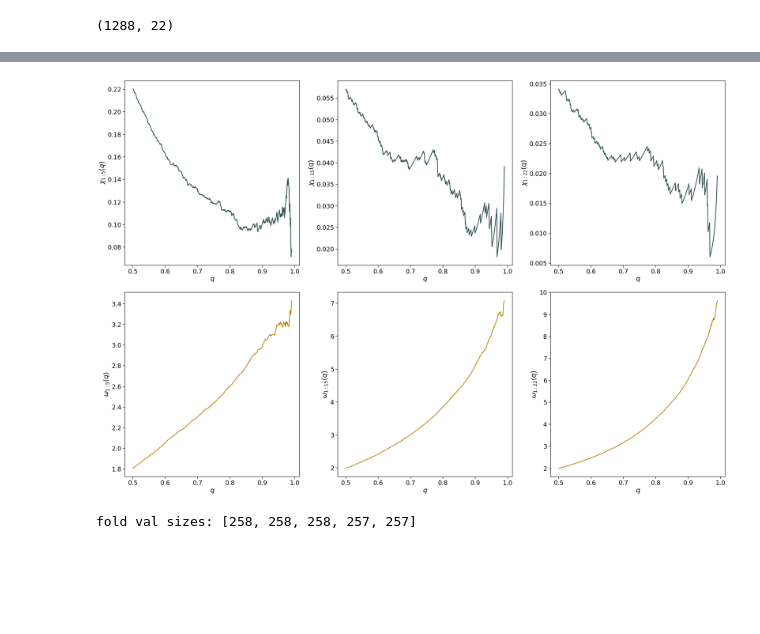
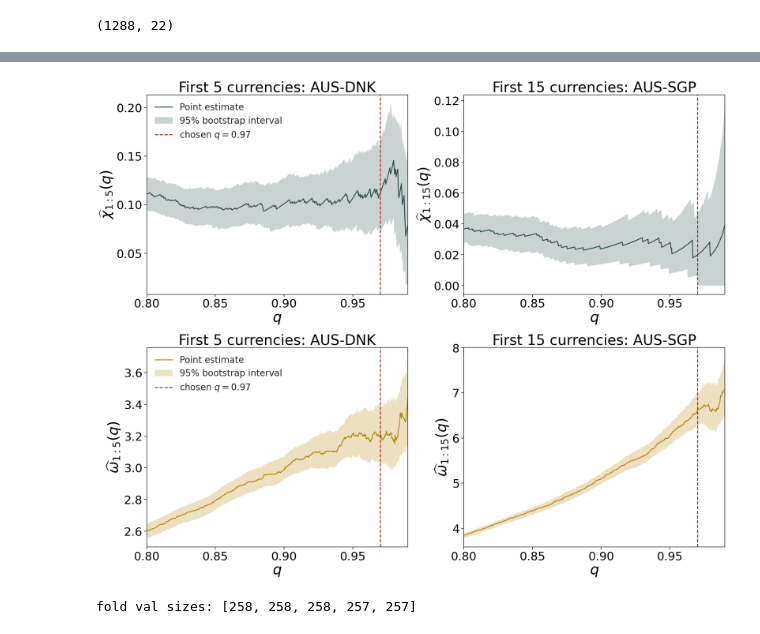
Before and after one commit to hcl516926907/GPDFlow, a Jupyter notebook: Exchange_rate_application.ipynb, the cells around one changed output, grey strips where cells are left out. Saved outputs shown, nothing was run; the diff lists cells and outputs as text; code cells hidden in the pictures; blank space fills up the shorter version.

```diff
--- a/Exchange_rate_application.ipynb
+++ b/Exchange_rate_application.ipynb
@@ -260,37 +261,74 @@ samples.shape
 # %% [output]
 (1288, 22)
 # %%
-probs = np.linspace(0.5, 0.99, 500)
-col_counts = [5, 15, 22]  # CHANGED: was 25 -- 22 columns after removing pegged currencies
+probs = np.linspace(0.8, 0.99, 500)
+col_counts = [5, 15]  # CHANGED: was 25 -- 22 columns after removing pegged currencies
 
-chi_emp = {
-    k: [empirical_tail_dependence_measure(samples_origin[:, :k], p, 'and') for p in probs]
-    for k in col_counts
-}
-omega_emp = {
-    k: [empirical_tail_dependence_measure(samples_origin[:, :k], p, 'or') for p in probs]
-    for k in col_counts
-}
+# ── Threshold selection: chi_{1:k}(q) and omega_{1:k}(q) stability plots ──────
+# Both measures depend only on ranks.  Above a threshold where the mGPD
+# approximation holds, chi(q), omega(q) should be roughly constant in q.
+# Uncertainty: nonparametric bootstrap over rows (percentile 95%).
+N_BOOT   = 200
+Q_CHOSEN = THRESHOLD_Q
+
+def tail_dep_curves(X, probs):
+    """Vectorised empirical_tail_dependence_measure over all levels in probs."""
+    Q   = np.quantile(X, probs, axis=0)          # (P, k)
+    exc = X[None, :, :] > Q[:, None, :]          # (P, n, k)
+    den = exc[:, :, 0].sum(1)
+    chi = exc.all(2).sum(1) / np.maximum(den, 1)
+    omg = exc.any(2).sum(1) / np.maximum(den, 1)
+    return np.where(den > 0, chi, 0.), np.where(den > 0, omg, 0.)
+
+chi_emp, omega_emp, chi_boot, omega_boot = {}, {}, {}, {}
+rng_boot = np.random.default_rng(0)
+i_chosen = np.argmin(np.abs(probs - Q_CHOSEN))
+for k in col_counts:
+    X_k = samples_origin[:, :k]
+    chi_emp[k], omega_emp[k] = tail_dep_curves(X_k, probs)
+    for i in [0, len(probs) // 2, len(probs) - 1]:   # sanity check against the scalar estimator
+        assert np.isclose(chi_emp[k][i],   empirical_tail_dependence_measure(X_k, probs[i], 'and'))
+        assert np.isclose(omega_emp[k][i], empirical_tail_dependence_measure(X_k, probs[i], 'or'))
+
+    chi_boot[k]   = np.empty((N_BOOT, len(probs)))
+    omega_boot[k] = np.empty((N_BOOT, len(probs)))
+    for b in range(N_BOOT):
+        idx = rng_boot.integers(0, len(X_k), len(X_k))
+        chi_boot[k][b], omega_boot[k][b] = tail_dep_curves(X_k[idx], probs)
+
+    for name, hat, boot in [('chi', chi_emp[k], chi_boot[k]), ('omega', omega_emp[k], omega_boot[k])]:
+        lo, hi = np.quantile(boot[:, i_chosen], [0.025, 0.975])
+        print(f'k = {k:2d} | {name:5s}: estimate at q = {Q_CHOSEN}: {hat[i_chosen]:.4f} [{lo:.4f}, {hi:.4f}]')
 
 # 2x3 grid: chi(q) on row 1, omega(q) on row 2, one column per subset size
 sns.set(style="ticks", font_scale=1.5)
+label_fs, tick_fs, legend_fs = 32, 26, 20
 color_chi = 'darkslategray'
 color_omega = 'darkgoldenrod'
 
-fig, axes = plt.subplots(2, 3, figsize=(24, 16))
+panel_title = {5:  'First 5 currencies: AUS-DNK',
+               15: 'First 15 currencies: AUS-SGP'}
+
+fig, axes = plt.subplots(2, 2, figsize=(20, 16))   # 10 x 8 per panel, as in Simulation_2S
 
 for col, k in enumerate(col_counts):
-    ax = axes[0, col]
-    ax.plot(probs, chi_emp[k], color=color_chi, linewidth=2)
-    ax.set_xlabel(r'$q$', color='black')
-    ax.set_ylabel(rf'$\chi_{{1:{k}}}(q)$', color='black')
-    ax.tick_params(axis='both', labelcolor='black')
-
-    ax = axes[1, col]
-    ax.plot(probs, omega_emp[k], color=color_omega, linewidth=2)
-    ax.set_xlabel(r'$q$', color='black')
-    ax.set_ylabel(rf'$\omega_{{1:{k}}}(q)$', color='black')
-    ax.tick_params(axis='both', labelcolor='black')
+    for row, (hat, boot, sym, color) in enumerate(
+            [(chi_emp[k], chi_boot[k], r'\chi', color_chi),
+             (omega_emp[k], omega_boot[k], r'\omega', color_omega)]):
+        ax = axes[row, col]
+        lo, hi = np.quantile(boot, [0.025, 0.975], axis=0)
+        ax.plot(probs, hat, color=color, linewidth=2, label='Point estimate')
+        ax.fill_between(probs, lo, hi, color=color, alpha=0.25, linewidth=0,
+                        label='95% bootstrap interval')
+        ax.axvline(Q_CHOSEN, color='firebrick', linestyle='--', linewidth=2,
+                   label=rf'chosen $q = {Q_CHOSEN}$')
+        ax.set_xlim(probs[0], probs[-1])
+        ax.set_title(panel_title[k], color='black', fontsize=label_fs)
+        ax.set_xlabel(r'$q$', color='black', fontsize=label_fs)
+        ax.set_ylabel(rf'$\widehat{{{sym}}}_{{1:{k}}}(q)$', color='black', fontsize=label_fs)
+        ax.tick_params(axis='both', labelcolor='black', labelsize=tick_fs)
+        if col == 0:   # one legend per row (chi row, omega row)
+            ax.legend(fontsize=legend_fs, frameon=False, loc='best')
 
 fig.tight_layout()
 plt.savefig(dir_out + 'Plots/'+'threshold_selection.pdf',bbox_inches='tight')
@@ -299,4 +341,4 @@ plt.show()
-[figure, old version]
+[figure, new version]
 # %%
 seed = 1234
 rng = np.random.default_rng(seed)  # set seed for reproducibility (change/remove if you want)
```
Also changed, not shown: parts of 38 cells of this notebook, 9 other files.
